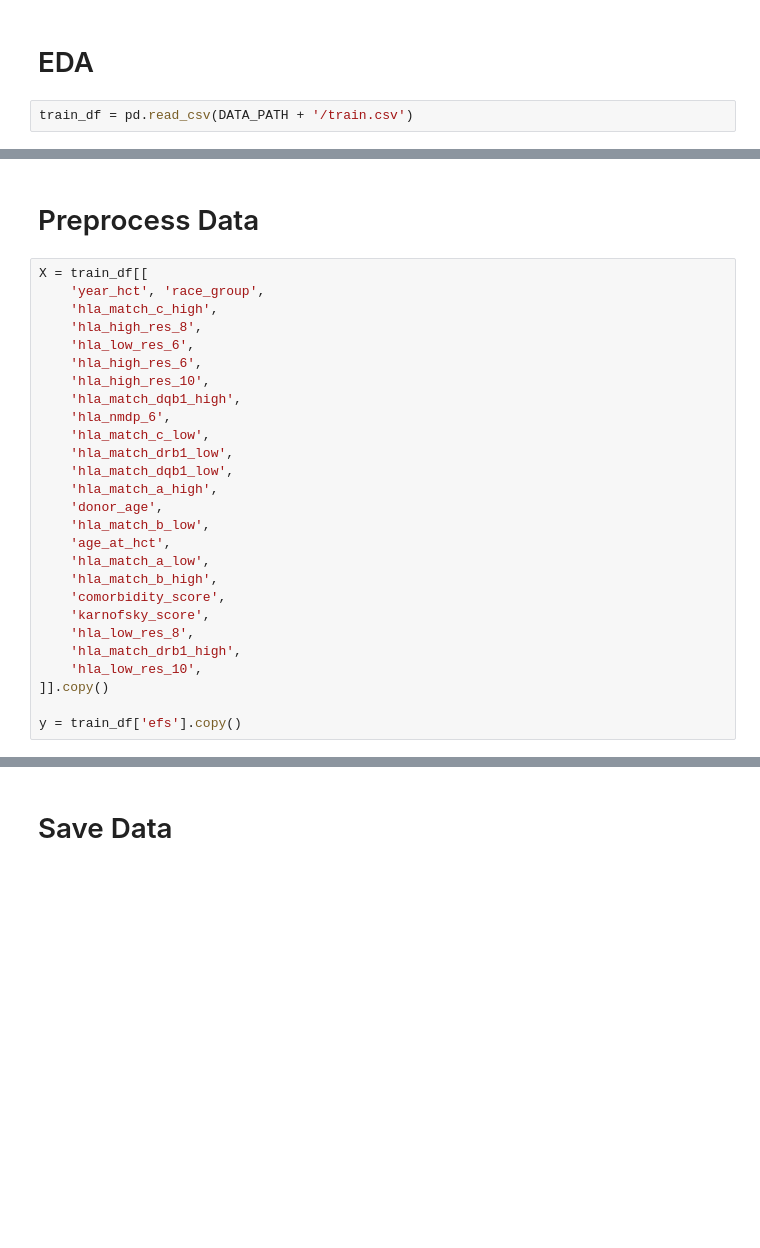
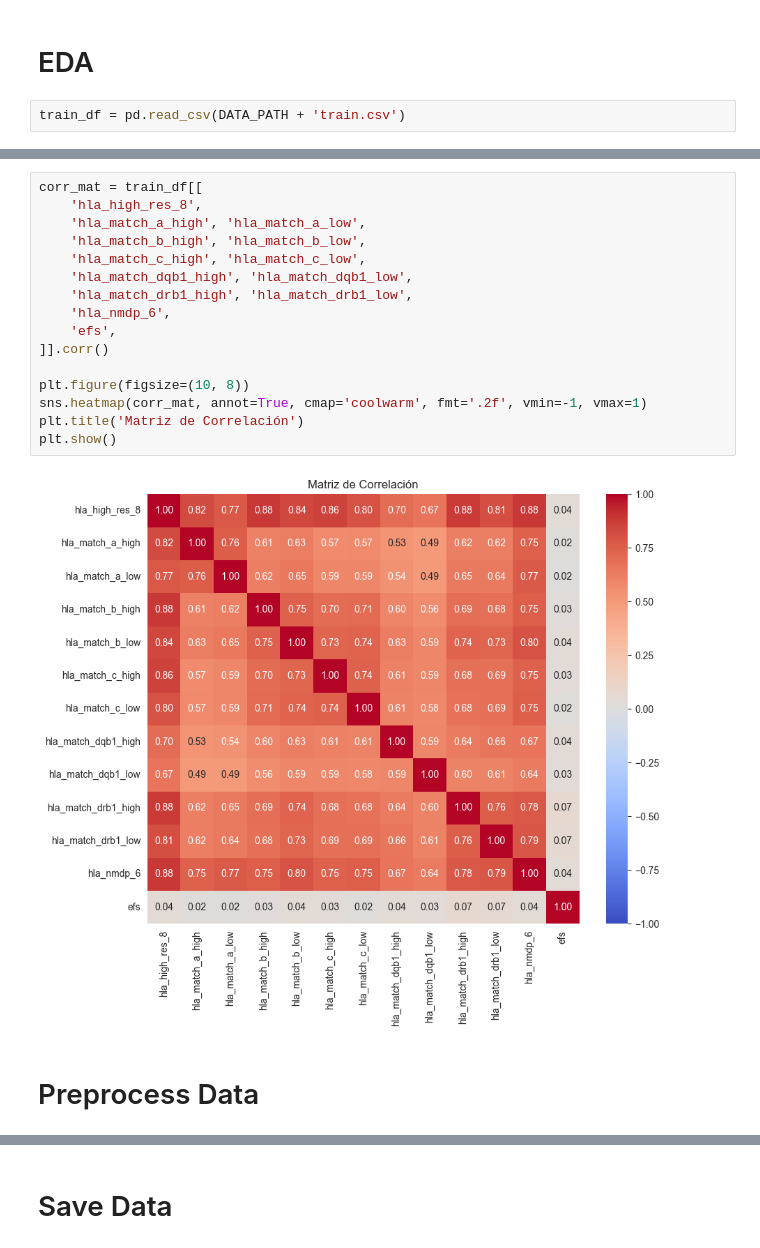
Before and after one commit to CrisLeaf/post-hct-survival-prediction, a Jupyter notebook: notebooks/data_exploration1.ipynb, the cells around one changed output, grey strips where cells are left out. Cells and saved outputs as stored; diff of their text form; blank space fills up the shorter version.

Commit message:
agregado pequeño análisis de las variables de "match"

```diff
--- a/notebooks/data_exploration1.ipynb
+++ b/notebooks/data_exploration1.ipynb
@@ -14,4 +17,4 @@ DATA_PATH = '../data/equity-post-HCT-survival-predictions/'
 # %% [markdown]
 # EDA
 # %%
-train_df = pd.read_csv(DATA_PATH + '/train.csv')
+train_df = pd.read_csv(DATA_PATH + 'train.csv')
@@ -51,29 +148,20 @@ Name: count, dtype: int64
+# %%
+corr_mat = train_df[[
+    'hla_high_res_8',
+    'hla_match_a_high', 'hla_match_a_low',
+    'hla_match_b_high', 'hla_match_b_low',
+    'hla_match_c_high', 'hla_match_c_low',
+    'hla_match_dqb1_high', 'hla_match_dqb1_low',
+    'hla_match_drb1_high', 'hla_match_drb1_low',
+    'hla_nmdp_6',
+    'efs',
+]].corr()
+
+plt.figure(figsize=(10, 8))
+sns.heatmap(corr_mat, annot=True, cmap='coolwarm', fmt='.2f', vmin=-1, vmax=1)
+plt.title('Matriz de Correlación')
+plt.show()
+# %% [output]
+[figure, added]
 # %% [markdown]
 # Preprocess Data
-# %%
-X = train_df[[
-    'year_hct', 'race_group',
-    'hla_match_c_high',
-    'hla_high_res_8',
-    'hla_low_res_6',
-    'hla_high_res_6',
-    'hla_high_res_10',
-    'hla_match_dqb1_high',
-    'hla_nmdp_6',
-    'hla_match_c_low',
-    'hla_match_drb1_low',
-    'hla_match_dqb1_low',
-    'hla_match_a_high',
-    'donor_age',
-    'hla_match_b_low',
-    'age_at_hct',
-    'hla_match_a_low',
-    'hla_match_b_high',
-    'comorbidity_score',
-    'karnofsky_score',
-    'hla_low_res_8',
-    'hla_match_drb1_high',
-    'hla_low_res_10',
-]].copy()
-
-y = train_df['efs'].copy()
```
Also changed, not shown: parts of 21 cells of this notebook, 1 other file.
